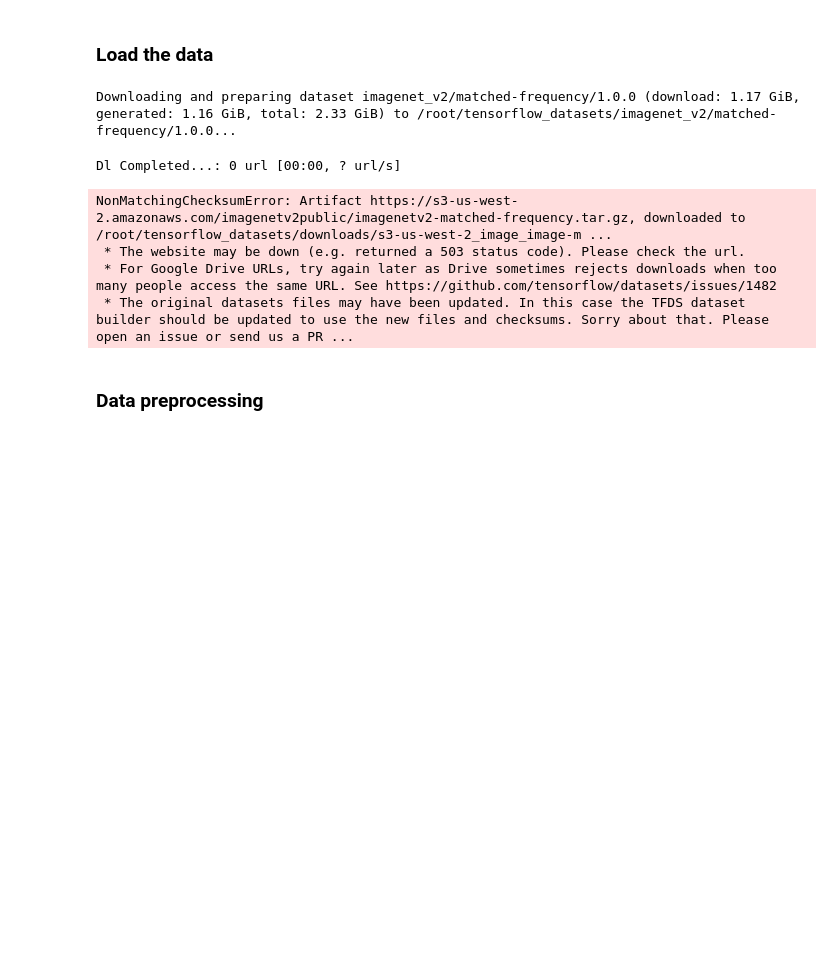
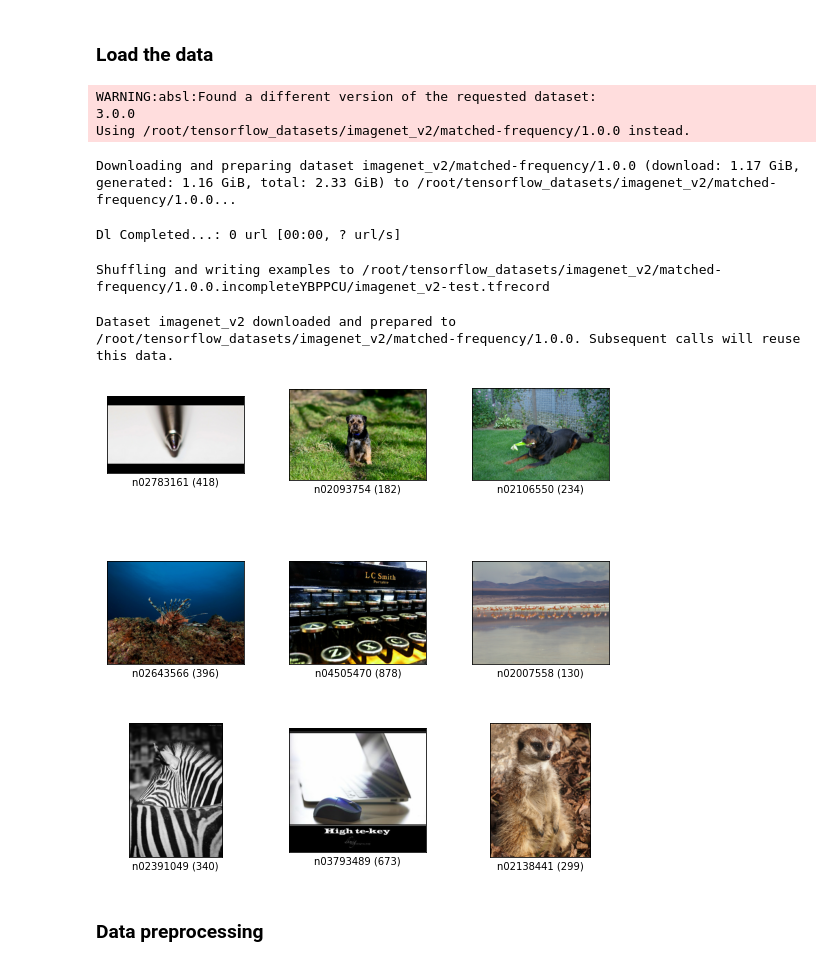
Before and after one commit to yoavhenig/AI-course, a Jupyter notebook: project3/project-yhenig.ipynb, the cells around one changed output. Drawn from its saved outputs; the diff is of its cells as text; code cells hidden in the pictures; blank space fills up the shorter version.

```diff
--- a/project3/project-yhenig.ipynb
+++ b/project3/project-yhenig.ipynb
@@ -74,16 +69,18 @@ import tensorflow_datasets as tfds
 # %% [markdown]
 ### Load the data
 # %%
-ds, info = tfds.load('imagenet_v2', split='test', with_info=True)
+ds, info = tfds.load('imagenet_v2', split='test', with_info=True, as_supervised=True)
 
-tfds.as_dataframe(ds.take(4), info)
+fig = tfds.show_examples(ds, info)
 # %% [output]
-Downloading and preparing dataset imagenet_v2/matched-frequency/1.0.0 (download: 1.17 GiB, generated: 1.16 GiB, total: 2.33 GiB) to /root/tensorflow_datasets/imagenet_v2/matched-frequency/1.0.0...
+WARNING:absl:Found a different version of the requested dataset:
+3.0.0
+Using /root/tensorflow_datasets/imagenet_v2/matched-frequency/1.0.0 instead.
-Dl Completed...: 0 url [00:00, ? url/s]
+Downloading and preparing dataset imagenet_v2/matched-frequency/1.0.0 (download: 1.17 GiB, generated: 1.16 GiB, total: 2.33 GiB) to /root/tensorflow_datasets/imagenet_v2/matched-frequency/1.0.0...
-NonMatchingChecksumError: Artifact https://s3-us-west-2.amazonaws.com/imagenetv2public/imagenetv2-matched-frequency.tar.gz, downloaded to /root/tensorflow_datasets/downloads/s3-us-west-2_image_image-m ...
- * The website may be down (e.g. returned a 503 status code). Please check the url.
- * For Google Drive URLs, try again later as Drive sometimes rejects downloads when too many people access the same URL. See https://github.com/tensorflow/datasets/issues/1482
- * The original datasets files may have been updated. In this case the TFDS dataset builder should be updated to use the new files and checksums. Sorry about that. Please open an issue or send us a PR ...
+Dl Completed...: 0 url [00:00, ? url/s]
+Shuffling and writing examples to /root/tensorflow_datasets/imagenet_v2/matched-frequency/1.0.0.incompleteYBPPCU/imagenet_v2-test.tfrecord
+Dataset imagenet_v2 downloaded and prepared to /root/tensorflow_datasets/imagenet_v2/matched-frequency/1.0.0. Subsequent calls will reuse this data.
+[figure, added]
 # %% [markdown]
 ### Data preprocessing
 # %%
```
Also changed, not shown: parts of 52 cells of this notebook.
